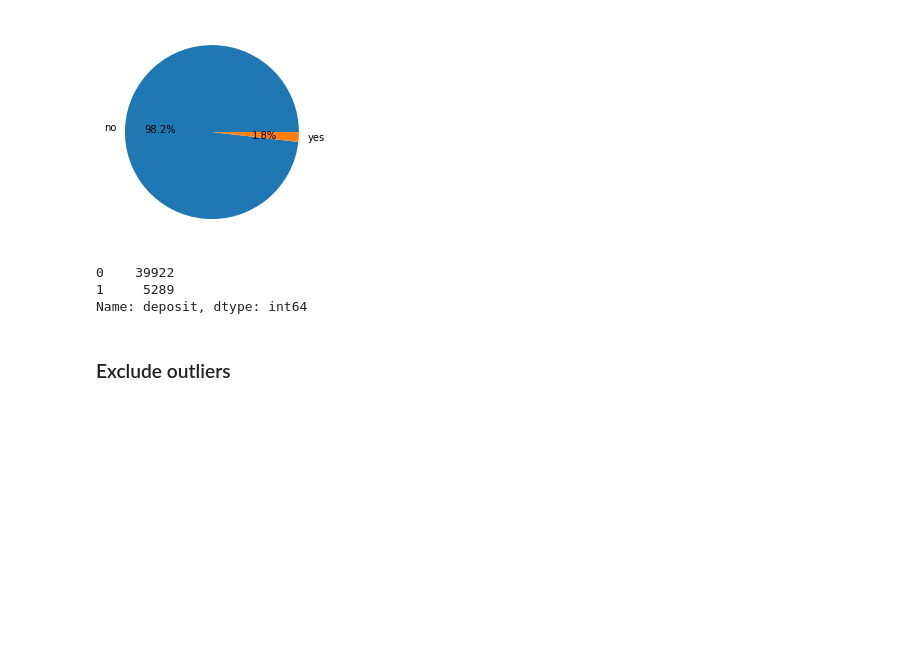
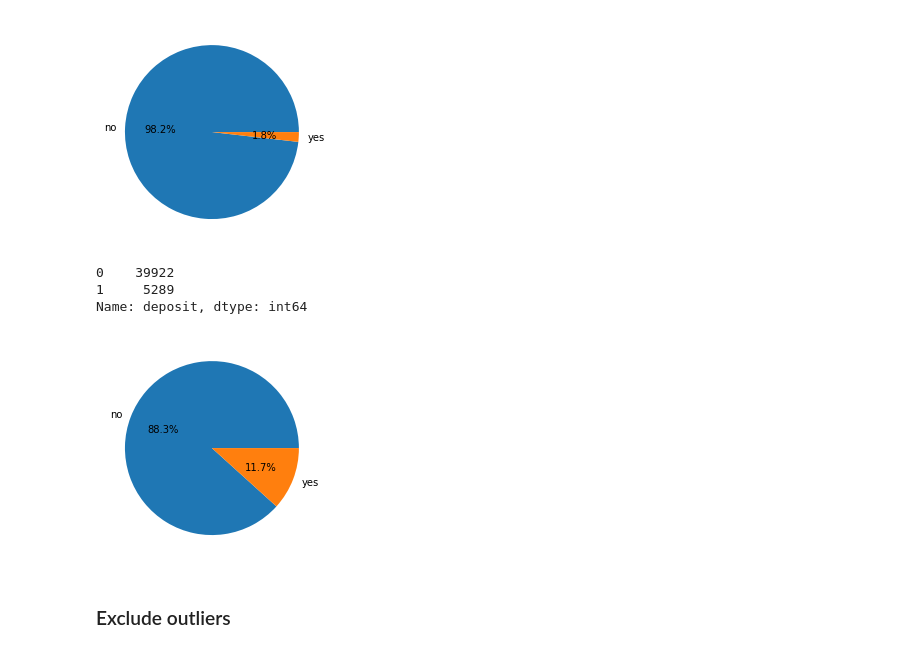
Before and after one commit to sbernal93/idss-project, a Jupyter notebook: bank.ipynb, the cells around one changed output. Saved outputs shown, nothing was run; the diff lists cells and outputs as text; code cells hidden in the pictures; blank space fills up the shorter version.

```diff
--- a/bank.ipynb
+++ b/bank.ipynb
@@ -177,6 +178,12 @@ bank_with_dummies.deposit.value_counts()
 0    39922
 1     5289
 Name: deposit, dtype: int64
+# %%
+plt.pie([bank_with_dummies.deposit.value_counts()[0], bank_with_dummies.deposit.value_counts()[1]],
+       labels=['no', 'yes'], autopct='%1.1f%%')
+plt.show()
+# %% [output]
+[figure, added]
 # %% [markdown]
 ### Exclude outliers
 # %%
```
Also changed, not shown: parts of 33 cells of this notebook, 10 other files.
